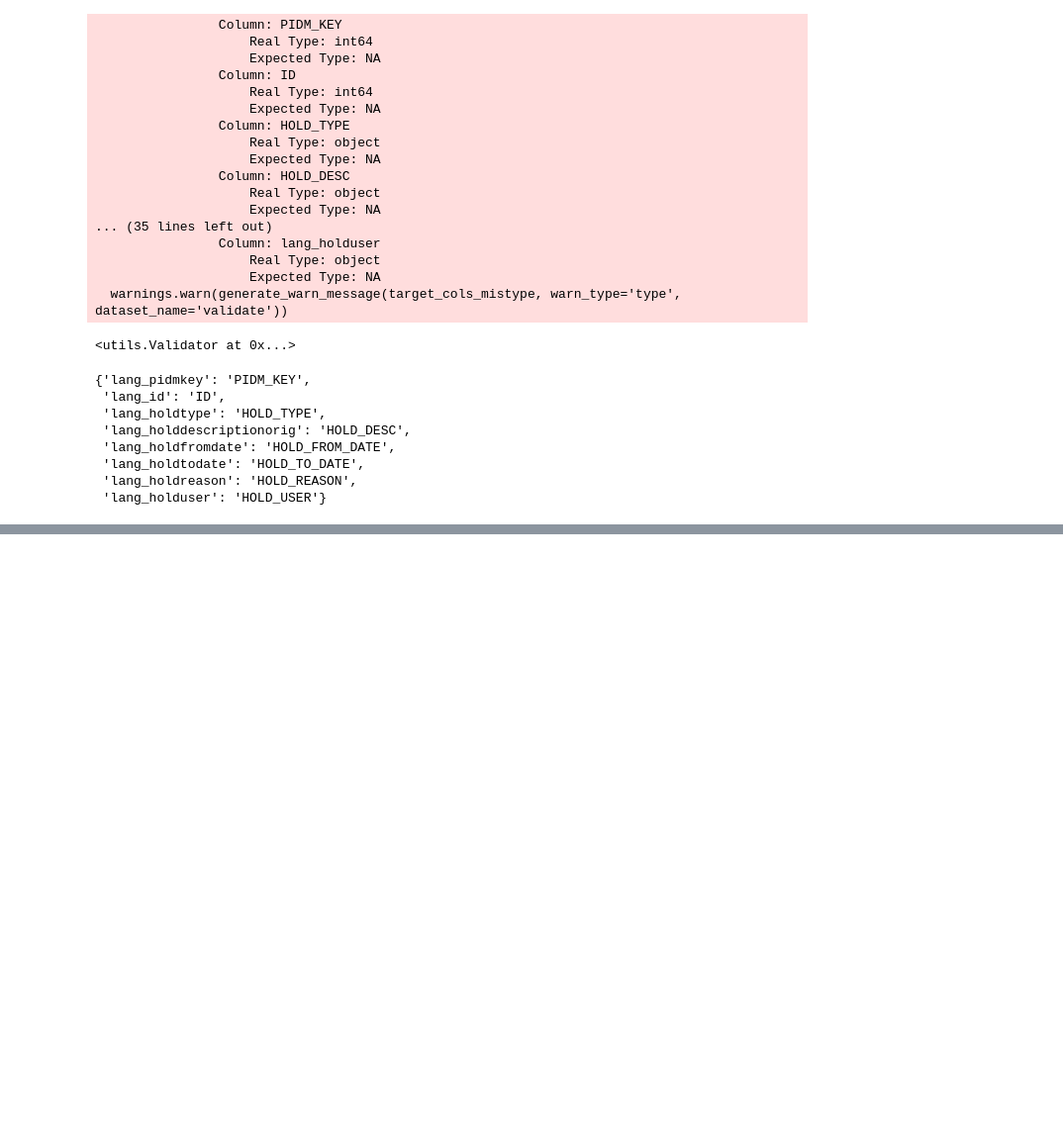
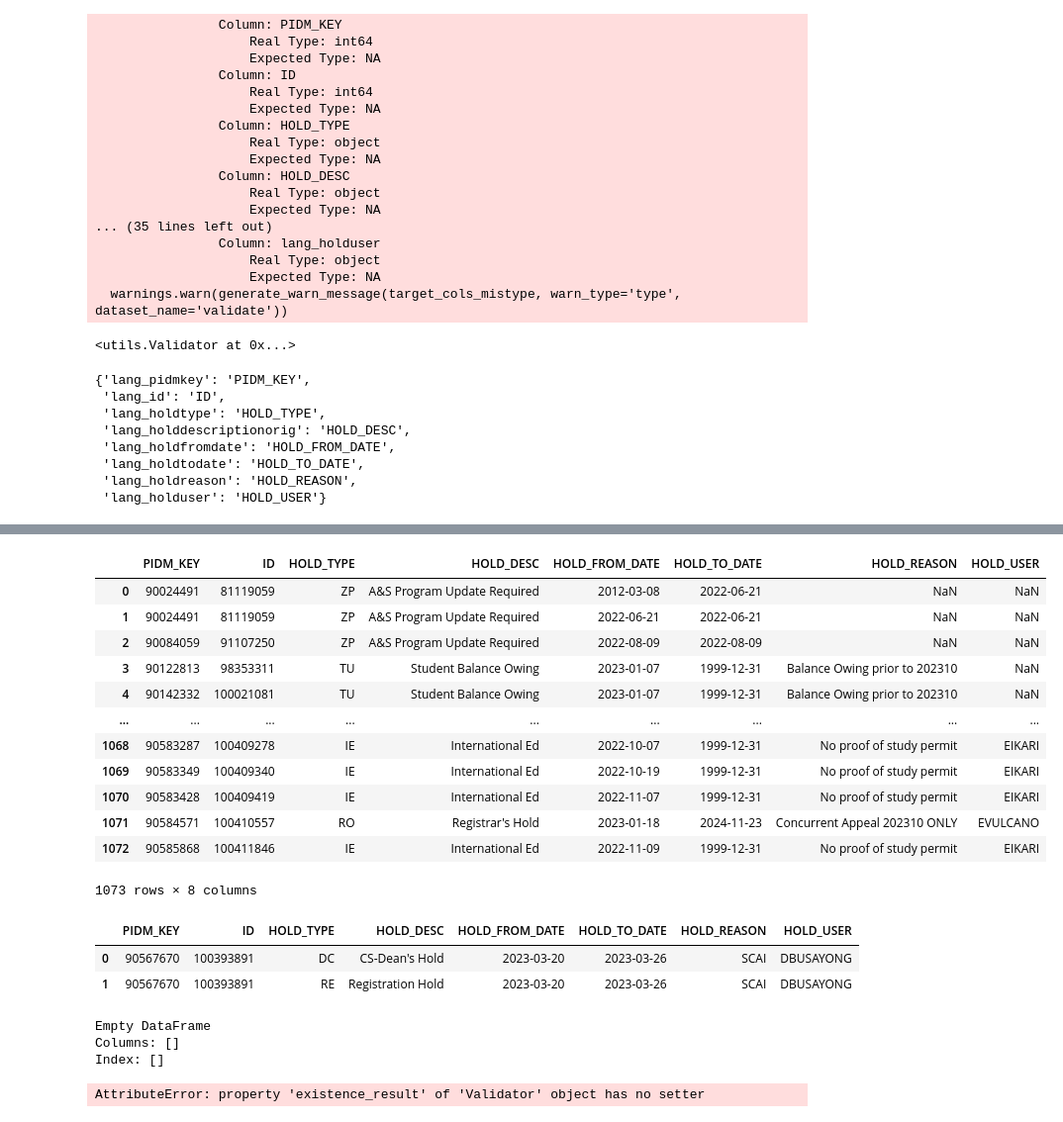
Before and after one commit to JoseTellezRendon/CRM-Validation, a Jupyter notebook: quick_test.ipynb, the cells around one changed output, grey strips where cells are left out. Shown at 99% size. Cells and saved outputs as stored; diff of their text form; code cells hidden in the pictures; blank space fills up the shorter version.

```diff
--- a/quick_test.ipynb
+++ b/quick_test.ipynb
@@ -285,0 +392,22 @@ a.existence_result
+# %%
+a.target_rows_not_in_origin
+# %% [output]
+|  | PIDM_KEY | ID | HOLD_TYPE | HOLD_DESC | HOLD_FROM_DATE | HOLD_TO_DATE | HOLD_REASON | HOLD_USER |
+| 0 | 90024491 | 81119059 | ZP | A&S Program Update Required | 2012-03-08 | 2022-06-21 | NaN | NaN |
+| 1 | 90024491 | 81119059 | ZP | A&S Program Update Required | 2022-06-21 | 2022-06-21 | NaN | NaN |
+| 2 | 90084059 | 91107250 | ZP | A&S Program Update Required | 2022-08-09 | 2022-08-09 | NaN | NaN |
+| 3 | 90122813 | 98353311 | TU | Student Balance Owing | 2023-01-07 | 1999-12-31 | Balance Owing prior to 202310 | NaN |
+| 4 | 90142332 | 100021081 | TU | Student Balance Owing | 2023-01-07 | 1999-12-31 | Balance Owing prior to 202310 | NaN |
+| ... | ... | ... | ... | ... | ... | ... | ... | ... |
+| 1068 | 90583287 | 100409278 | IE | International Ed | 2022-10-07 | 1999-12-31 | No proof of study permit | EIKARI |
+| 1069 | 90583349 | 100409340 | IE | International Ed | 2022-10-19 | 1999-12-31 | No proof of study permit | EIKARI |
+| 1070 | 90583428 | 100409419 | IE | International Ed | 2022-11-07 | 1999-12-31 | No proof of study permit | EIKARI |
+| 1071 | 90584571 | 100410557 | RO | Registrar's Hold | 2023-01-18 | 2024-11-23 | Concurrent Appeal 202310 ONLY | EVULCANO |
+| 1072 | 90585868 | 100411846 | IE | International Ed | 2022-11-09 | 1999-12-31 | No proof of study permit | EIKARI |
+1073 rows × 8 columns
+# %%
+a.origin_rows_not_in_target
+# %% [output]
+|  | PIDM_KEY | ID | HOLD_TYPE | HOLD_DESC | HOLD_FROM_DATE | HOLD_TO_DATE | HOLD_REASON | HOLD_USER |
+| 0 | 90567670 | 100393891 | DC | CS-Dean's Hold | 2023-03-20 | 2023-03-26 | SCAI | DBUSAYONG |
+| 1 | 90567670 | 100393891 | RE | Registration Hold | 2023-03-20 | 2023-03-26 | SCAI | DBUSAYONG |
@@ -285,0 +416,10 @@ a.existence_result
+# %%
+a.equality_result
+# %% [output]
+Empty DataFrame
+Columns: []
+Index: []
+# %%
+a.existence_result = 1
+# %% [output]
+AttributeError: property 'existence_result' of 'Validator' object has no setter
```
Also changed, not shown: parts of 15 cells of this notebook, 2 other files.
